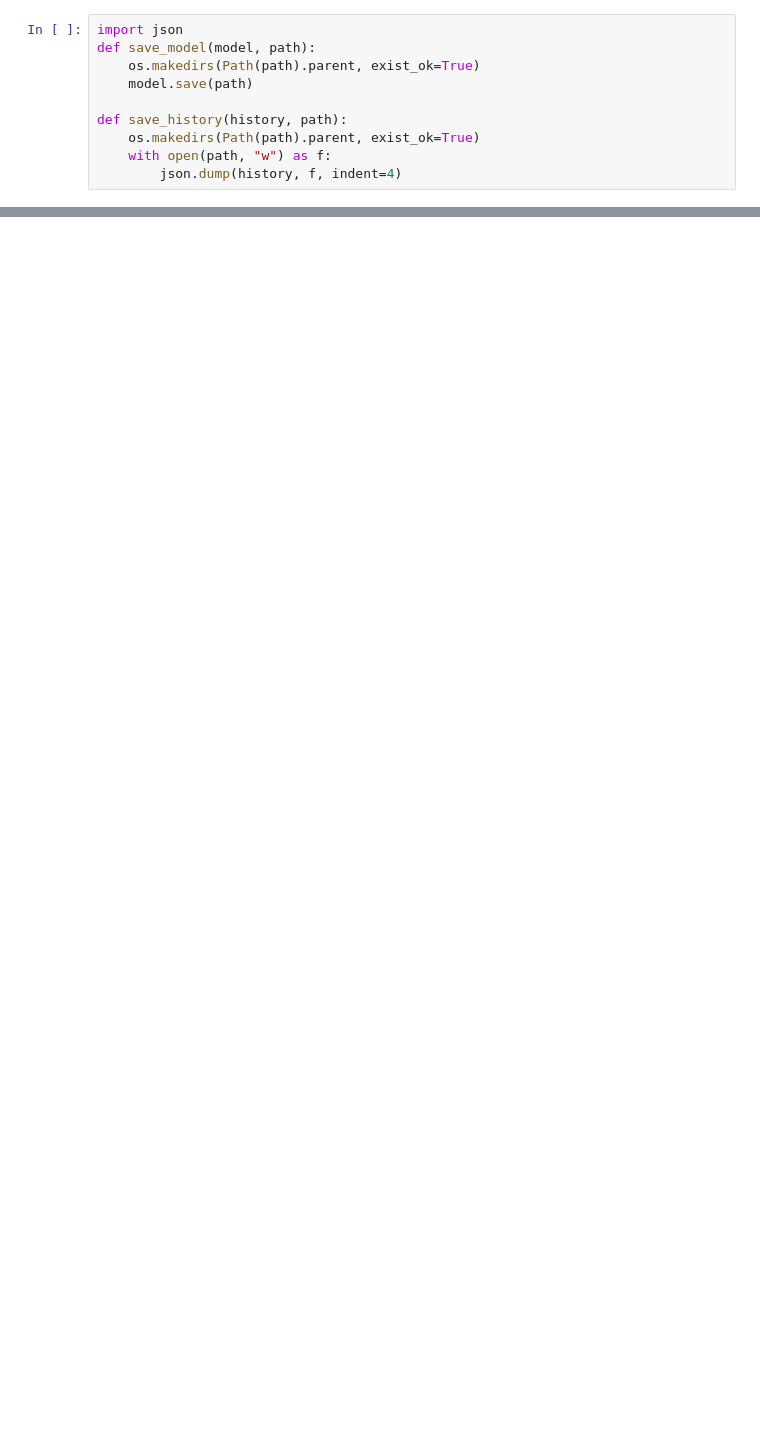
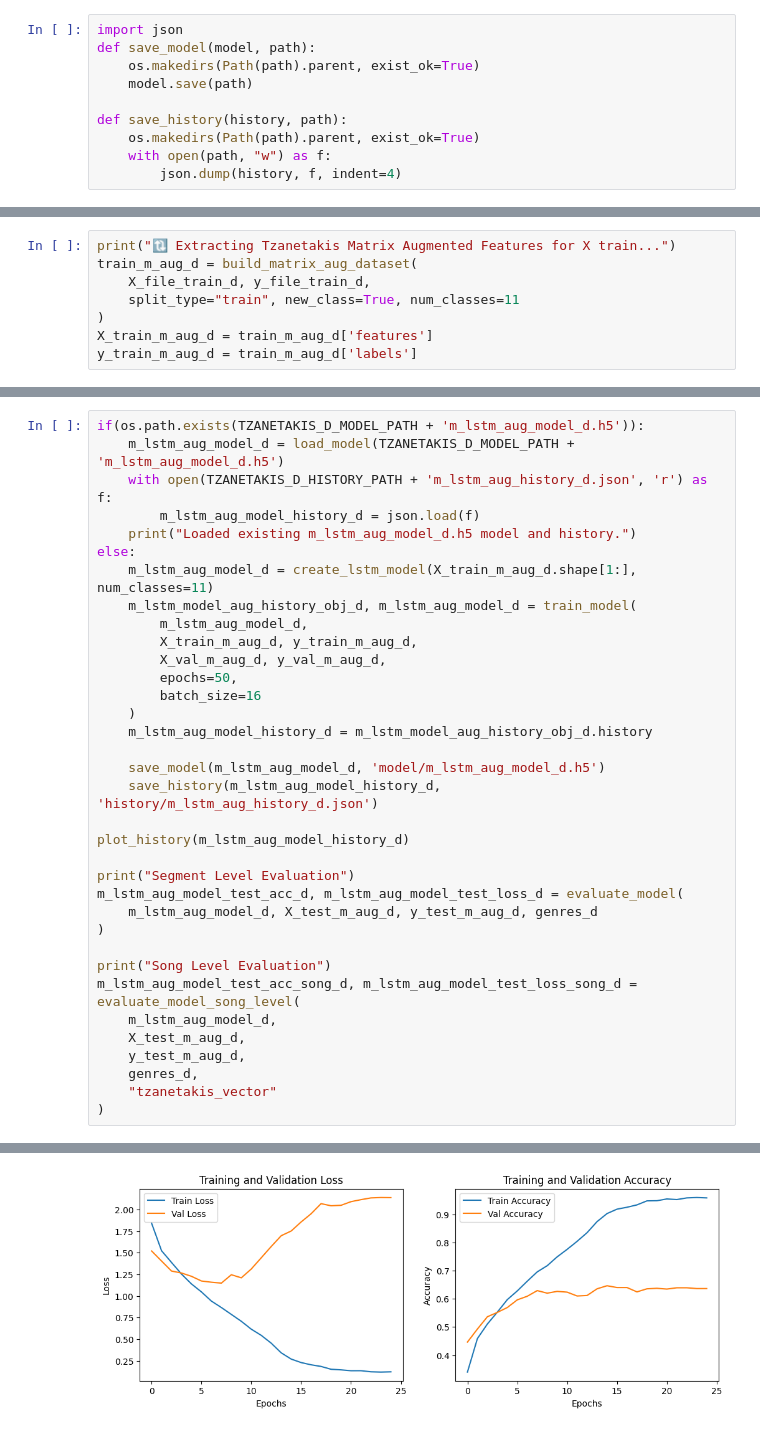
Before and after one commit to nicostap/DL-MusicGenreClassifier, a Jupyter notebook: notebook/music-genre-classification.ipynb, the cells around one changed output, grey strips where cells are left out. Cells and saved outputs as stored; diff of their text form; blank space fills up the shorter version.

```diff
--- a/notebook/music-genre-classification.ipynb
+++ b/notebook/music-genre-classification.ipynb
@@ -1671,0 +3184,8 @@ Test Accuracy (Song): 0.85
+# %%
+print("🔃 Extracting Tzanetakis Matrix Augmented Features for X train...")
+train_m_aug_d = build_matrix_aug_dataset(
+    X_file_train_d, y_file_train_d,
+    split_type="train", new_class=True, num_classes=11
+)
+X_train_m_aug_d = train_m_aug_d['features']
+y_train_m_aug_d = train_m_aug_d['labels']
@@ -1671,0 +3841,36 @@ Test Accuracy (Song): 0.85
+# %%
+if(os.path.exists(TZANETAKIS_D_MODEL_PATH + 'm_lstm_aug_model_d.h5')):
+    m_lstm_aug_model_d = load_model(TZANETAKIS_D_MODEL_PATH + 'm_lstm_aug_model_d.h5')
+    with open(TZANETAKIS_D_HISTORY_PATH + 'm_lstm_aug_history_d.json', 'r') as f:
+        m_lstm_aug_model_history_d = json.load(f)
+    print("Loaded existing m_lstm_aug_model_d.h5 model and history.")
+else:
+    m_lstm_aug_model_d = create_lstm_model(X_train_m_aug_d.shape[1:], num_classes=11)
+    m_lstm_model_aug_history_obj_d, m_lstm_aug_model_d = train_model(
+        m_lstm_aug_model_d,
+        X_train_m_aug_d, y_train_m_aug_d,
+        X_val_m_aug_d, y_val_m_aug_d,
+        epochs=50,
+        batch_size=16
+    )
+    m_lstm_aug_model_history_d = m_lstm_model_aug_history_obj_d.history
+
+    save_model(m_lstm_aug_model_d, 'model/m_lstm_aug_model_d.h5')
+    save_history(m_lstm_aug_model_history_d, 'history/m_lstm_aug_history_d.json')
+
+plot_history(m_lstm_aug_model_history_d)
+
+print("Segment Level Evaluation")
+m_lstm_aug_model_test_acc_d, m_lstm_aug_model_test_loss_d = evaluate_model(
+    m_lstm_aug_model_d, X_test_m_aug_d, y_test_m_aug_d, genres_d
+)
+
+print("Song Level Evaluation")
+m_lstm_aug_model_test_acc_song_d, m_lstm_aug_model_test_loss_song_d = evaluate_model_song_level(
+    m_lstm_aug_model_d,
+    X_test_m_aug_d,
+    y_test_m_aug_d,
+    genres_d,
+    "tzanetakis_vector"
+)
+# %% [output]
@@ -1671,0 +3894 @@ Test Accuracy (Song): 0.85
+[figure, added]
```
Also changed, not shown: parts of 96 cells of this notebook, 5 other files.
